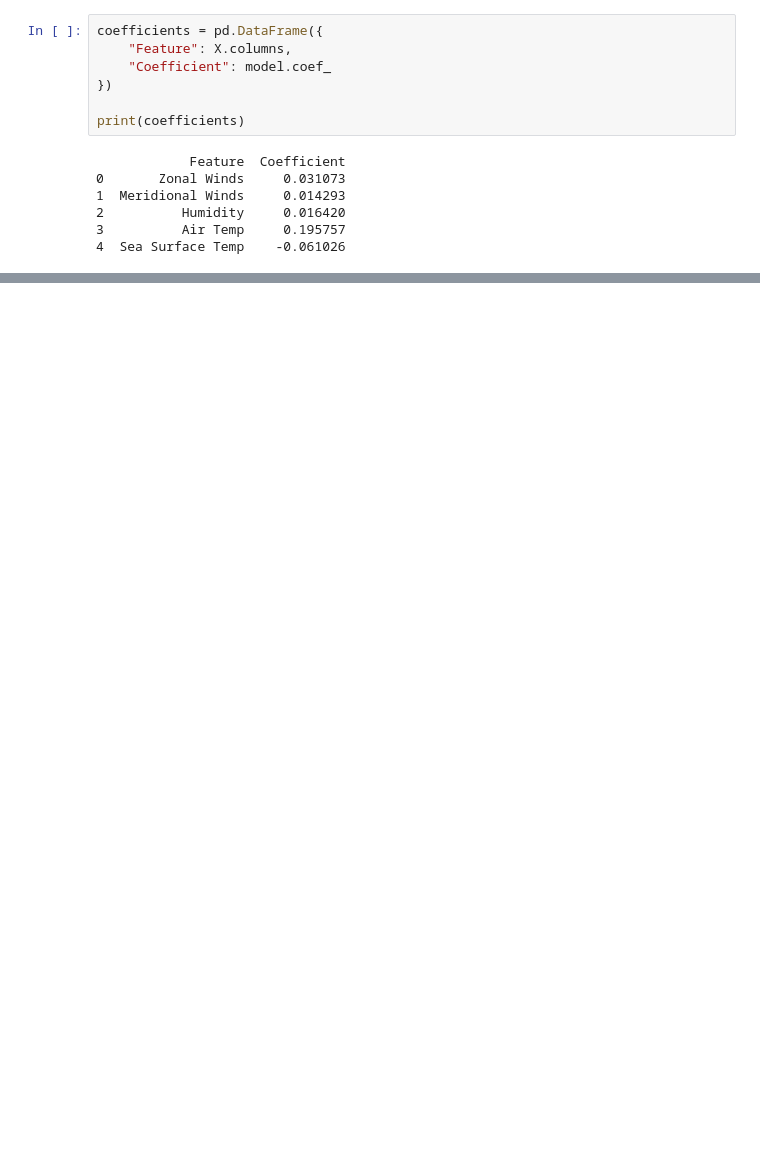
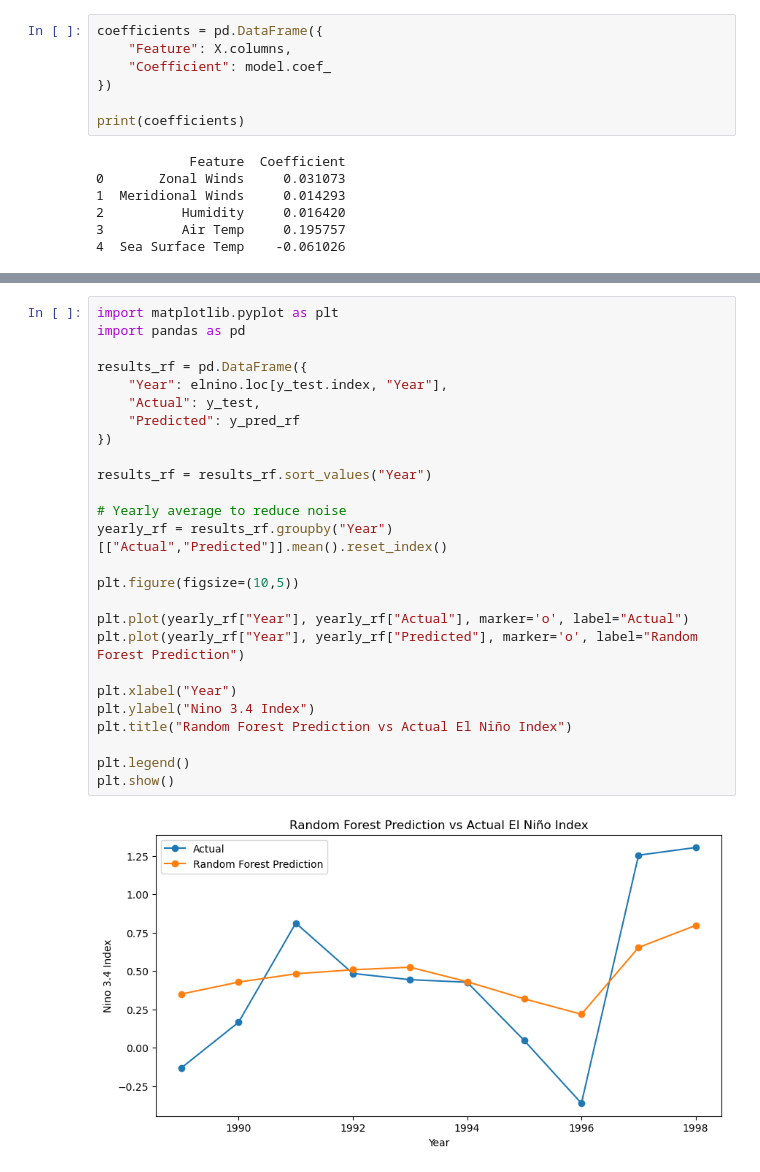
Before and after one commit to TkieuSU/Elnino, a Jupyter notebook: FinalProject.ipynb, the cells around one changed output, grey strips where cells are left out. Saved outputs shown, nothing was run; the diff lists cells and outputs as text; blank space fills up the shorter version.

```diff
--- a/FinalProject.ipynb
+++ b/FinalProject.ipynb
@@ -261,0 +312,28 @@ print(coefficients)
+# %%
+import matplotlib.pyplot as plt
+import pandas as pd
+
+results_rf = pd.DataFrame({
+    "Year": elnino.loc[y_test.index, "Year"],
+    "Actual": y_test,
+    "Predicted": y_pred_rf
+})
+
+results_rf = results_rf.sort_values("Year")
+
+# Yearly average to reduce noise
+yearly_rf = results_rf.groupby("Year")[["Actual","Predicted"]].mean().reset_index()
+
+plt.figure(figsize=(10,5))
+
+plt.plot(yearly_rf["Year"], yearly_rf["Actual"], marker='o', label="Actual")
+plt.plot(yearly_rf["Year"], yearly_rf["Predicted"], marker='o', label="Random Forest Prediction")
+
+plt.xlabel("Year")
+plt.ylabel("Nino 3.4 Index")
+plt.title("Random Forest Prediction vs Actual El Niño Index")
+
+plt.legend()
+plt.show()
+# %% [output]
+[figure, added]
```
Also changed, not shown: parts of 7 cells of this notebook.
